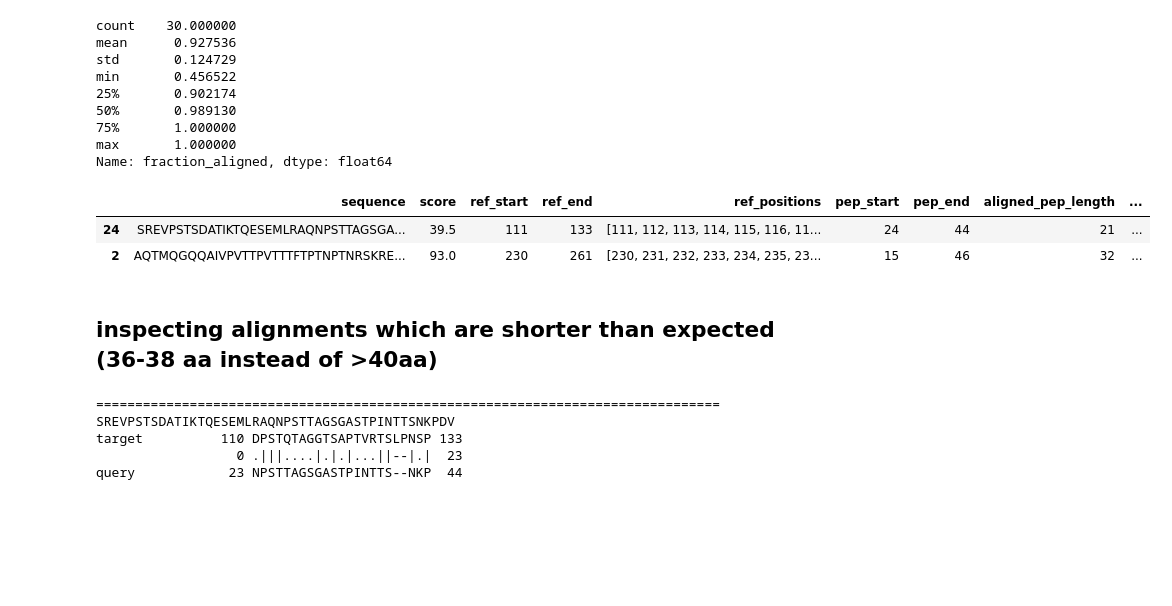
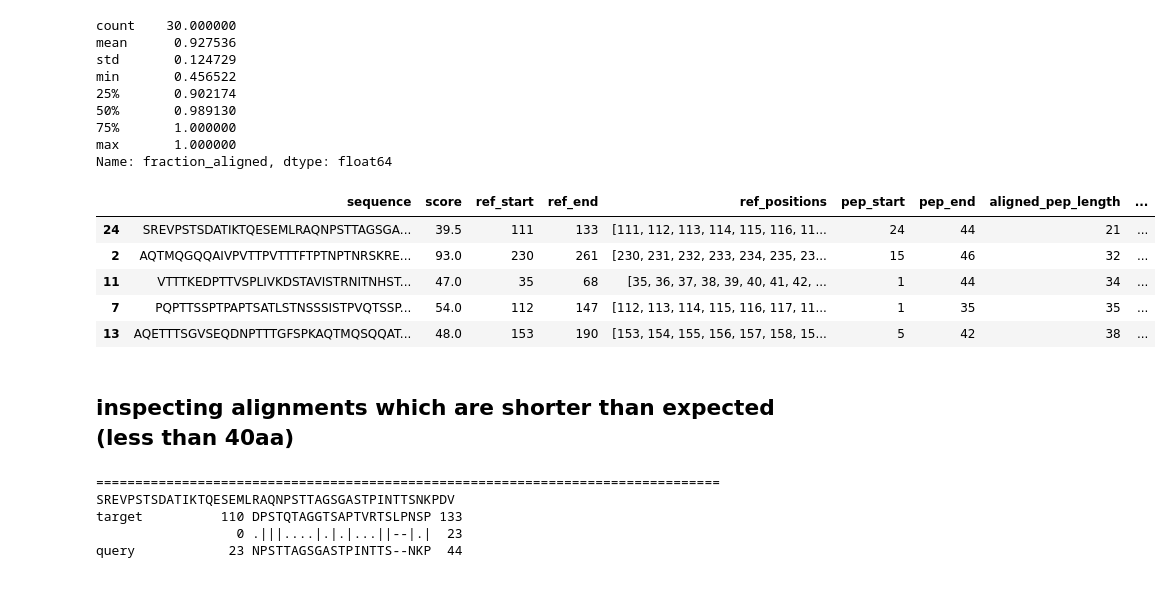
Before and after one commit to sporak577/lasv_phipseq_2026, a Jupyter notebook: draw_signal_to_CCHFV_glycoprotein.ipynb, the cells around one changed output. Cells and saved outputs as stored; diff of their text form; code cells hidden in the pictures; blank space fills up the shorter version.

```diff
--- a/draw_signal_to_CCHFV_glycoprotein.ipynb
+++ b/draw_signal_to_CCHFV_glycoprotein.ipynb
@@ -157,13 +157,16 @@ min       0.456522
 max       1.000000
 Name: fraction_aligned, dtype: float64
 # %%
-gp_mapping.sort_values('aligned_pep_length').head(2)
+gp_mapping.sort_values('aligned_pep_length').head(5)
 # %% [output]
 |  | sequence | score | ref_start | ref_end | ref_positions | pep_start | pep_end | aligned_pep_length | ... |
 | 24 | SREVPSTSDATIKTQESEMLRAQNPSTTAGSGA... | 39.5 | 111 | 133 | [111, 112, 113, 114, 115, 116, 11... | 24 | 44 | 21 | ... |
 | 2 | AQTMQGQQAIVPVTTPVTTTFTPTNPTNRSKRE... | 93.0 | 230 | 261 | [230, 231, 232, 233, 234, 235, 23... | 15 | 46 | 32 | ... |
+| 11 | VTTTKEDPTTVSPLIVKDSTAVISTRNITNHST... | 47.0 | 35 | 68 | [35, 36, 37, 38, 39, 40, 41, 42, ... | 1 | 44 | 34 | ... |
+| 7 | PQPTTSSPTPAPTSATLSTNSSSISTPVQTSSP... | 54.0 | 112 | 147 | [112, 113, 114, 115, 116, 117, 11... | 1 | 35 | 35 | ... |
+| 13 | AQETTTSGVSEQDNPTTTGFSPKAQTMQSQQAT... | 48.0 | 153 | 190 | [153, 154, 155, 156, 157, 158, 15... | 5 | 42 | 38 | ... |
 # %% [markdown]
-## inspecting alignments which are shorter than expected (36-38 aa instead of >40aa)
+## inspecting alignments which are shorter than expected (less than 40aa)
 # %%
 short = gp_mapping.sort_values("alignment_length").head(3)
 
```
Also changed, not shown: parts of 1 cell of this notebook, 9 other files.
